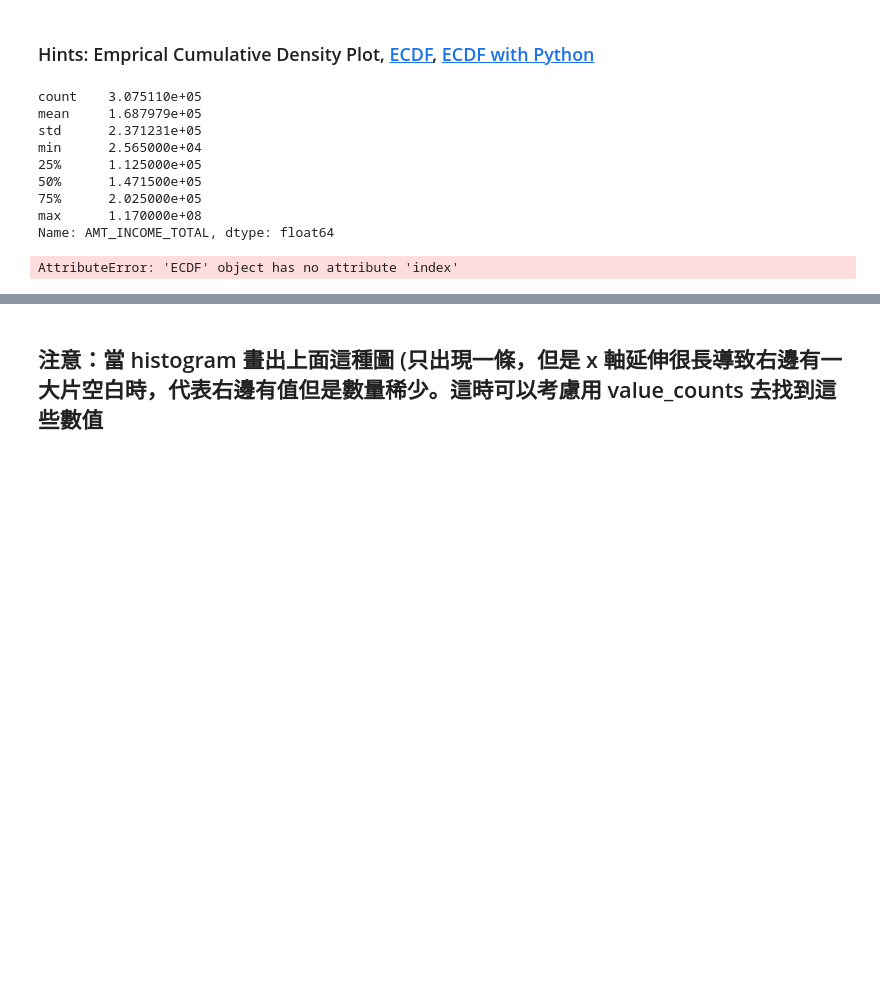
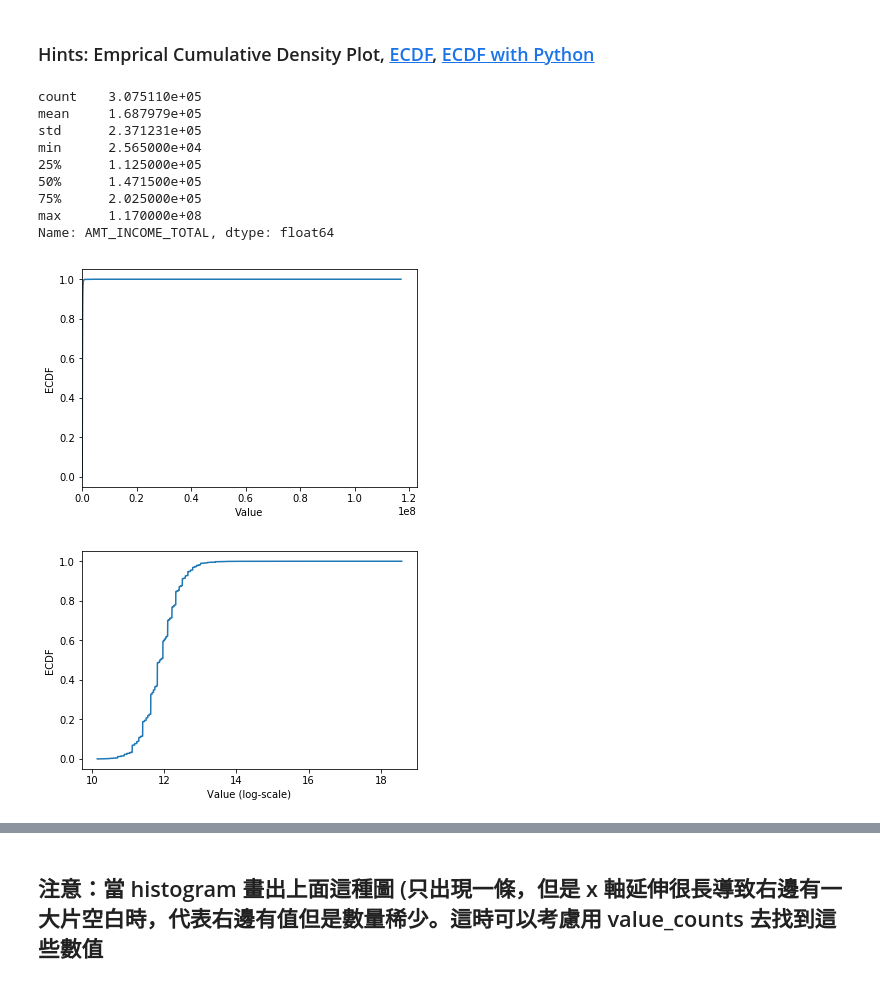
Before and after one commit to HAO-HSIANG1/2nd-ML100Days, a Jupyter notebook: homework/Day_006_HW.ipynb, the cells around one changed output, grey strips where cells are left out. Drawn from its saved outputs; the diff is of its cells as text; code cells hidden in the pictures; blank space fills up the shorter version.

```diff
--- a/homework/Day_006_HW.ipynb
+++ b/homework/Day_006_HW.ipynb
@@ -68,38 +121,38 @@ print(app_train['AMT_INCOME_TOTAL'].describe())
 """
 YOUR CODE HERE
 """
-import statsmodels.api as sm
-cdf = sm.distributions.ECDF(app_train['AMT_INCOME_TOTAL'])
 
+cdf = app_train['AMT_INCOME_TOTAL'].value_counts().sort_index().cumsum() ##1.將value_count分類  2.將index進行分類  3.cumsum為'累積'指令
 
 
 plt.plot(list(cdf.index), cdf/cdf.max())
 plt.xlabel('Value')
 plt.ylabel('ECDF')
 plt.xlim([cdf.index.min(), cdf.index.max() * 1.05]) # 限制顯示圖片的範圍
 plt.ylim([-0.05,1.05]) # 限制顯示圖片的範圍
 
 plt.show()
 
 # 改變 y 軸的 Scale, 讓我們可以正常檢視 ECDF
 plt.plot(np.log(list(cdf.index)), cdf/cdf.max())
 plt.xlabel('Value (log-scale)')
 plt.ylabel('ECDF')
 
 plt.ylim([-0.05,1.05]) # 限制顯示圖片的範圍
 
 plt.show()
 # %% [output]
 count    3.075110e+05
 mean     1.687979e+05
 std      2.371231e+05
 min      2.565000e+04
 25%      1.125000e+05
 50%      1.471500e+05
 75%      2.025000e+05
 max      1.170000e+08
 Name: AMT_INCOME_TOTAL, dtype: float64
-AttributeError: 'ECDF' object has no attribute 'index'
+[figure, added]
+[figure, added]
 # %% [markdown]
 ## 補充：Normal dist 的 ECDF
 ![ecdf_normal](https://au.mathworks.com/help/examples/stats/win64/PlotEmpiricalCdfAndCompareWithSamplingDistributionExample_01.png)
```
Also changed, not shown: parts of 6 cells of this notebook.
